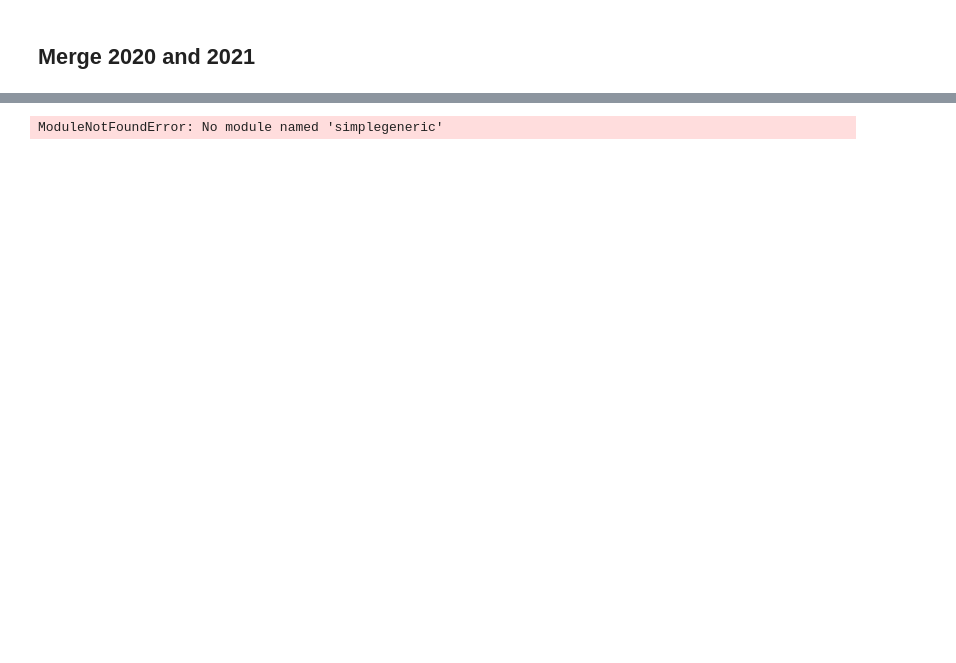
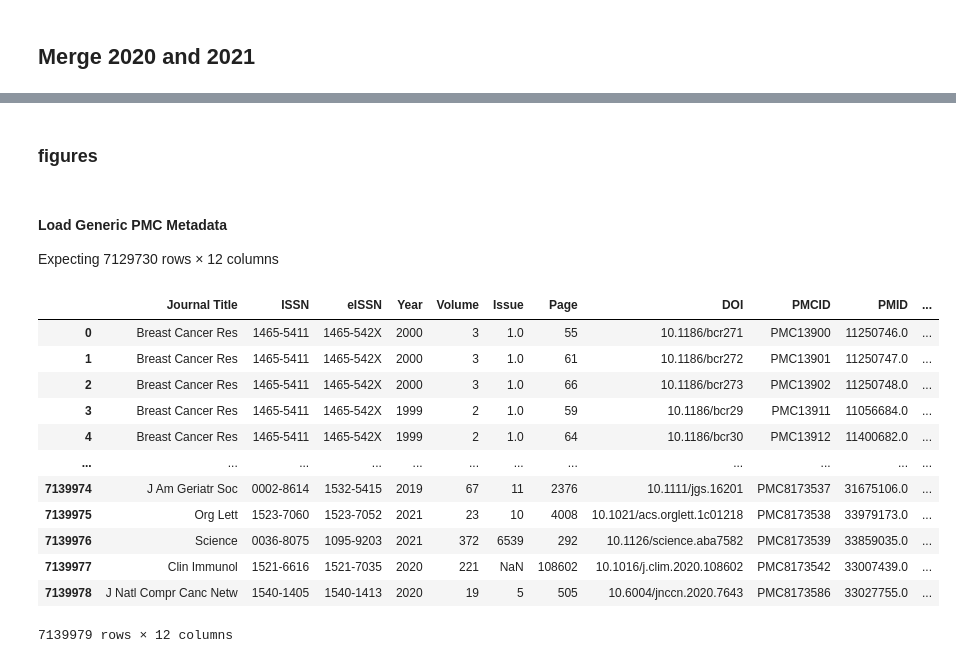
Before and after one commit to wikipathways/pathway-figure-ocr, a Jupyter notebook: notebooks/merge_2020_2021.ipynb, the cells around one changed output, grey strips where cells are left out. Drawn from its saved outputs; the diff is of its cells as text; code cells hidden in the pictures; blank space fills up the shorter version.

```diff
--- a/notebooks/merge_2020_2021.ipynb
+++ b/notebooks/merge_2020_2021.ipynb
@@ -950,8 +549,0 @@ AttributeError: module 'rpy2.robjects.conversion' has no attribute 'py2rpy'
-# %%
-from functools import partial
-
-from rpy2.ipython import html
-
-html.html_rdataframe = partial(html.html_rdataframe, table_class="docutils")
-# %% [output]
-ModuleNotFoundError: No module named 'simplegeneric'
@@ -959,0 +554,34 @@ ModuleNotFoundError: No module named 'simplegeneric'
+# %% [markdown]
+### figures
+# %% [markdown]
+#### Load Generic PMC Metadata
+
+Expecting 7129730 rows × 12 columns
+# %%
+pmc_ids_url = "https://ftp.ncbi.nlm.nih.gov/pub/pmc/PMC-ids.csv.gz"
+pmcs_df = pd.read_csv(
+    pmc_ids_url,
+    dtype={
+        "Year": "object",
+        # TODO: some of these are NaN, so the following doesn't work
+        # "Year": np.int32,
+        # "Volume": np.int32,
+        # "Issue": np.int32,
+        # "PMID": np.int32,
+    },
+)
+pmcs_df
+# %% [output]
+|  | Journal Title | ISSN | eISSN | Year | Volume | Issue | Page | DOI | PMCID | PMID | ... |
+| 0 | Breast Cancer Res | 1465-5411 | 1465-542X | 2000 | 3 | 1.0 | 55 | 10.1186/bcr271 | PMC13900 | 11250746.0 | ... |
+| 1 | Breast Cancer Res | 1465-5411 | 1465-542X | 2000 | 3 | 1.0 | 61 | 10.1186/bcr272 | PMC13901 | 11250747.0 | ... |
+| 2 | Breast Cancer Res | 1465-5411 | 1465-542X | 2000 | 3 | 1.0 | 66 | 10.1186/bcr273 | PMC13902 | 11250748.0 | ... |
+| 3 | Breast Cancer Res | 1465-5411 | 1465-542X | 1999 | 2 | 1.0 | 59 | 10.1186/bcr29 | PMC13911 | 11056684.0 | ... |
+| 4 | Breast Cancer Res | 1465-5411 | 1465-542X | 1999 | 2 | 1.0 | 64 | 10.1186/bcr30 | PMC13912 | 11400682.0 | ... |
+| ... | ... | ... | ... | ... | ... | ... | ... | ... | ... | ... | ... |
+| 7139974 | J Am Geriatr Soc | 0002-8614 | 1532-5415 | 2019 | 67 | 11 | 2376 | 10.1111/jgs.16201 | PMC8173537 | 31675106.0 | ... |
+| 7139975 | Org Lett | 1523-7060 | 1523-7052 | 2021 | 23 | 10 | 4008 | 10.1021/acs.orglett.1c01218 | PMC8173538 | 33979173.0 | ... |
+| 7139976 | Science | 0036-8075 | 1095-9203 | 2021 | 372 | 6539 | 292 | 10.1126/science.aba7582 | PMC8173539 | 33859035.0 | ... |
+| 7139977 | Clin Immunol | 1521-6616 | 1521-7035 | 2020 | 221 | NaN | 108602 | 10.1016/j.clim.2020.108602 | PMC8173542 | 33007439.0 | ... |
+| 7139978 | J Natl Compr Canc Netw | 1540-1405 | 1540-1413 | 2020 | 19 | 5 | 505 | 10.6004/jnccn.2020.7643 | PMC8173586 | 33027755.0 | ... |
+7139979 rows × 12 columns
```
Also changed, not shown: parts of 184 cells of this notebook, 5 other files.
